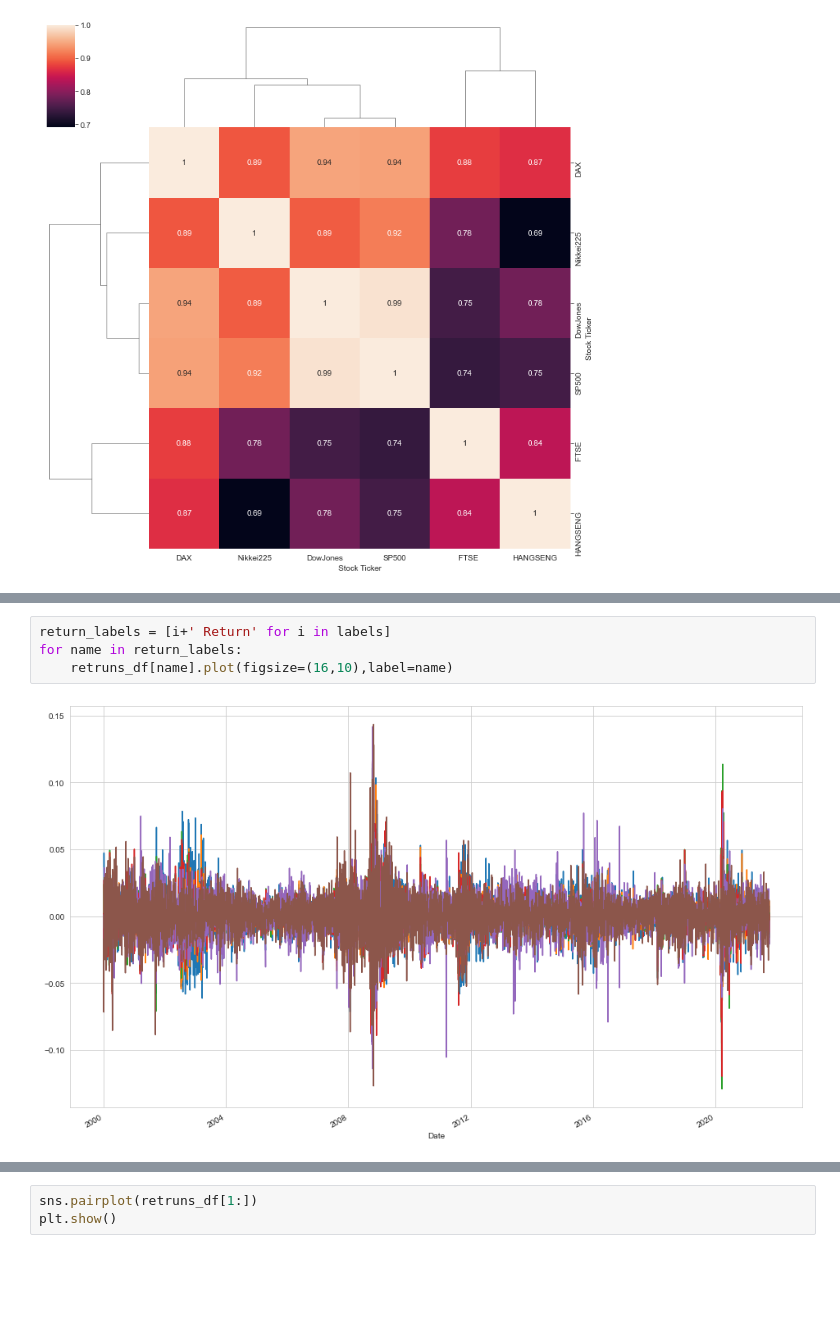
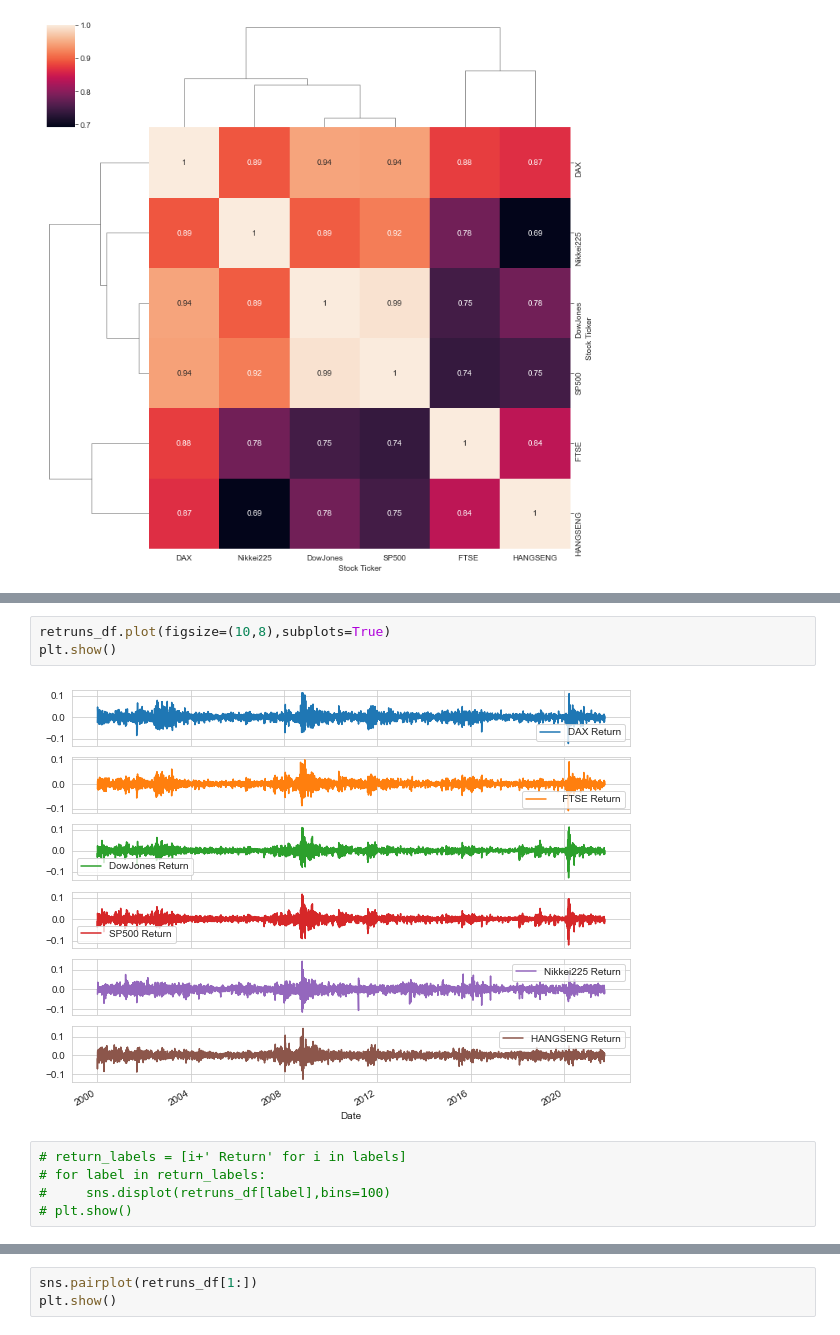
Before and after one commit to Mastercheef/Projekt-Datenanalyse, a Jupyter notebook: Vorbereitung W1/indizes.ipynb, the cells around one changed output, grey strips where cells are left out. Drawn from its saved outputs; the diff is of its cells as text; blank space fills up the shorter version.

```diff
--- a/Vorbereitung W1/indizes.ipynb
+++ b/Vorbereitung W1/indizes.ipynb
@@ -99,6 +97,10 @@ KeyError: 'Vix'
+# %%
+retruns_df.plot(figsize=(10,8),subplots=True)
+plt.show()
+# %% [output]
+[figure, added]
 # %%
-return_labels = [i+' Return' for i in labels]
-for name in return_labels:
-    retruns_df[name].plot(figsize=(16,10),label=name)
+# return_labels = [i+' Return' for i in labels]
+# for label in return_labels:
+#     sns.displot(retruns_df[label],bins=100)
+# plt.show()
-# %% [output]
-[figure, removed]
```
Also changed, not shown: parts of 4 cells of this notebook, 1 other file.
